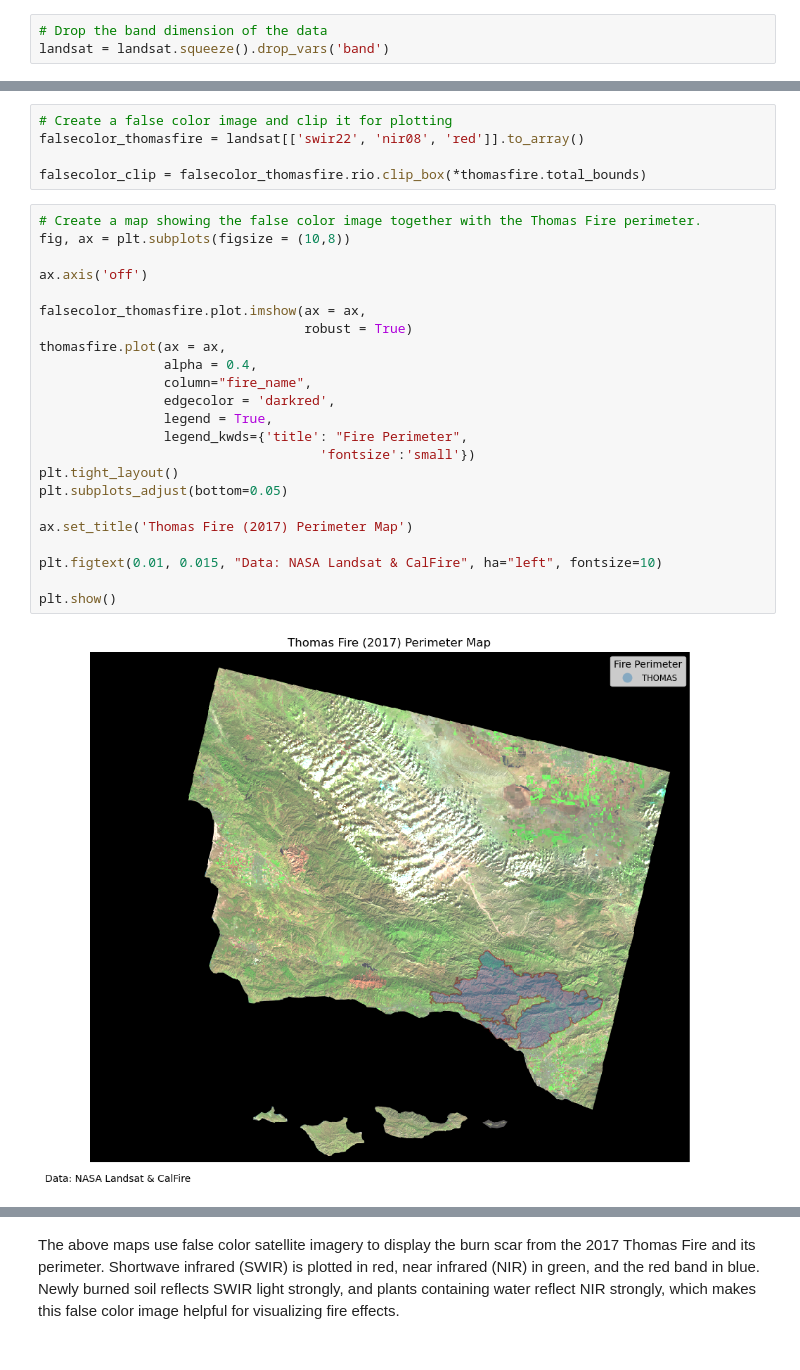
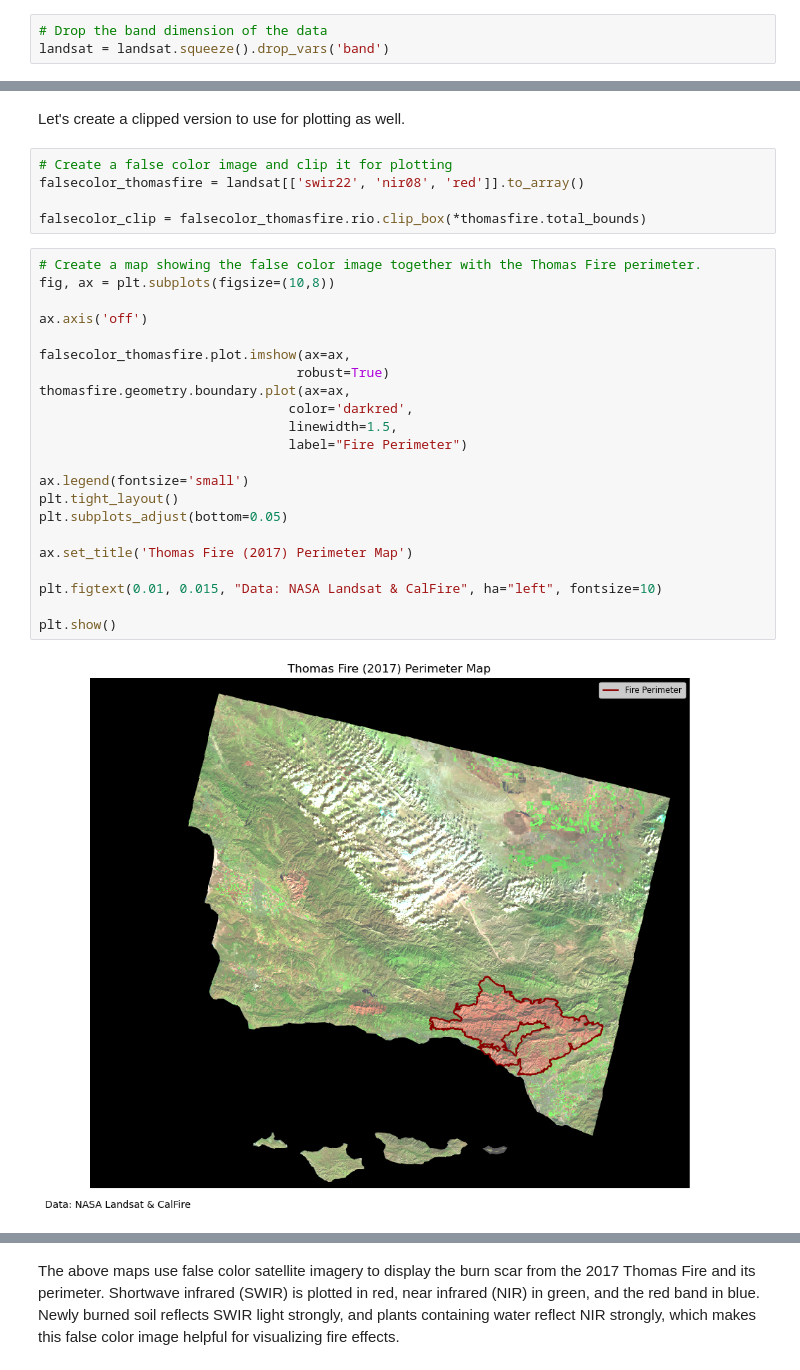
Before and after one commit to leirubinstein/leirubinstein.github.io, a Jupyter notebook: posts/2024-12-04-thomas-fire-visualization/thomas-fire-blogpost.ipynb, the cells around one changed output, grey strips where cells are left out. Saved outputs shown, nothing was run; the diff lists cells and outputs as text.

```diff
--- a/posts/2024-12-04-thomas-fire-visualization/thomas-fire-blogpost.ipynb
+++ b/posts/2024-12-04-thomas-fire-visualization/thomas-fire-blogpost.ipynb
@@ -168,33 +187,34 @@ thomasfire = gpd.read_file(os.path.join('data','thomasfire.geojson'))
 thomasfire.crs
 landsat = landsat.rio.reproject("EPSG:3310")
 assert landsat.rio.crs == thomasfire.crs
+# %% [markdown]
+Let's create a clipped version to use for plotting as well.
 # %%
 # Create a false color image and clip it for plotting
 falsecolor_thomasfire = landsat[['swir22', 'nir08', 'red']].to_array()
 
 falsecolor_clip = falsecolor_thomasfire.rio.clip_box(*thomasfire.total_bounds)
-# %%
-# Create a map showing the false color image together with the Thomas Fire perimeter.
-fig, ax = plt.subplots(figsize = (10,8))
-
-ax.axis('off')
-
-falsecolor_thomasfire.plot.imshow(ax = ax,
-                                  robust = True)
-thomasfire.plot(ax = ax,
-                alpha = 0.4,
-                column="fire_name",
-                edgecolor = 'darkred',
-                legend = True,
-                legend_kwds={'title': "Fire Perimeter",
-                                    'fontsize':'small'})
-plt.tight_layout()
-plt.subplots_adjust(bottom=0.05)
-
-ax.set_title('Thomas Fire (2017) Perimeter Map')
-
-plt.figtext(0.01, 0.015, "Data: NASA Landsat & CalFire", ha="left", fontsize=10)
-
-plt.show()
-# %% [output]
-[figure, removed]
+# %%
+# Create a map showing the false color image together with the Thomas Fire perimeter.
+fig, ax = plt.subplots(figsize=(10,8))
+
+ax.axis('off')
+
+falsecolor_thomasfire.plot.imshow(ax=ax,
+                                 robust=True)
+thomasfire.geometry.boundary.plot(ax=ax,
+                                color='darkred',
+                                linewidth=1.5,
+                                label="Fire Perimeter")
+
+ax.legend(fontsize='small')
+plt.tight_layout()
+plt.subplots_adjust(bottom=0.05)
+
+ax.set_title('Thomas Fire (2017) Perimeter Map')
+
+plt.figtext(0.01, 0.015, "Data: NASA Landsat & CalFire", ha="left", fontsize=10)
+
+plt.show()
+# %% [output]
+[figure, added]
```
Also changed, not shown: parts of 46 cells of this notebook.
